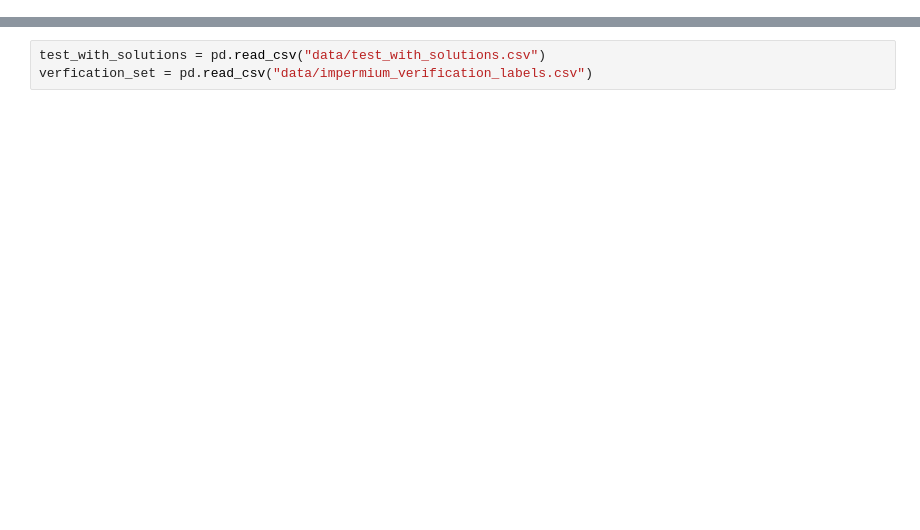
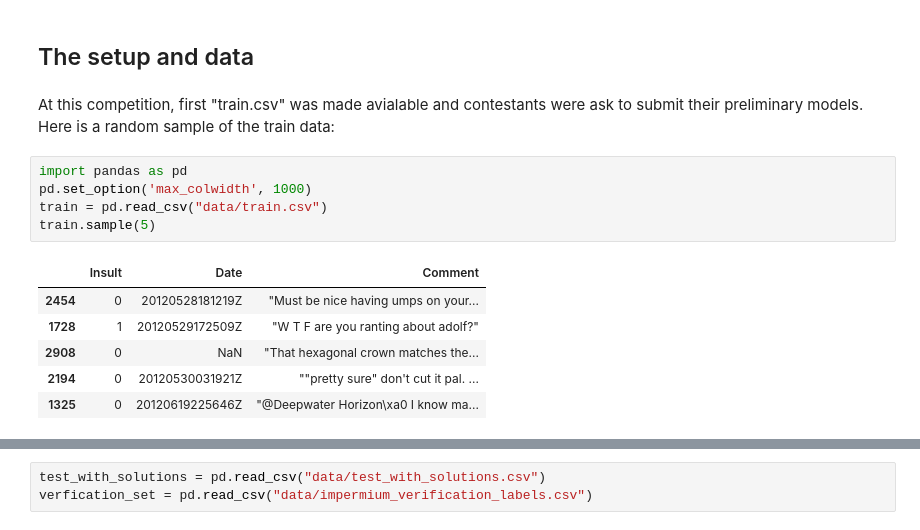
Before and after one commit to amirnasri/Data-Science, a Jupyter notebook: Kaggle/Detecting_Insult/main.ipynb, the cells around one changed output, grey strips where cells are left out. Cells and saved outputs as stored; diff of their text form; blank space fills up the shorter version.

```diff
--- a/Kaggle/Detecting_Insult/main.ipynb
+++ b/Kaggle/Detecting_Insult/main.ipynb
@@ -3 +5,17 @@
+# %% [markdown]
+## The setup and data
+# %% [markdown]
+At this competition, first "train.csv" was made avialable and contestants were ask to submit their preliminary models. Here is a random sample of the train data:
+# %%
+import pandas as pd
+pd.set_option('max_colwidth', 1000)
+train = pd.read_csv("data/train.csv")
+train.sample(5)
+# %% [output]
+|  | Insult | Date | Comment |
+| 2454 | 0 | 20120528181219Z | "Must be nice having umps on your... |
+| 1728 | 1 | 20120529172509Z | "W T F are you ranting about adolf?" |
+| 2908 | 0 | NaN | "That hexagonal crown matches the... |
+| 2194 | 0 | 20120530031921Z | ""pretty sure" don't cut it pal. ... |
+| 1325 | 0 | 20120619225646Z | "@Deepwater Horizon\xa0 I know ma... |
 # %% [markdown]
```
Also changed, not shown: parts of 15 cells of this notebook, 1 other file.
